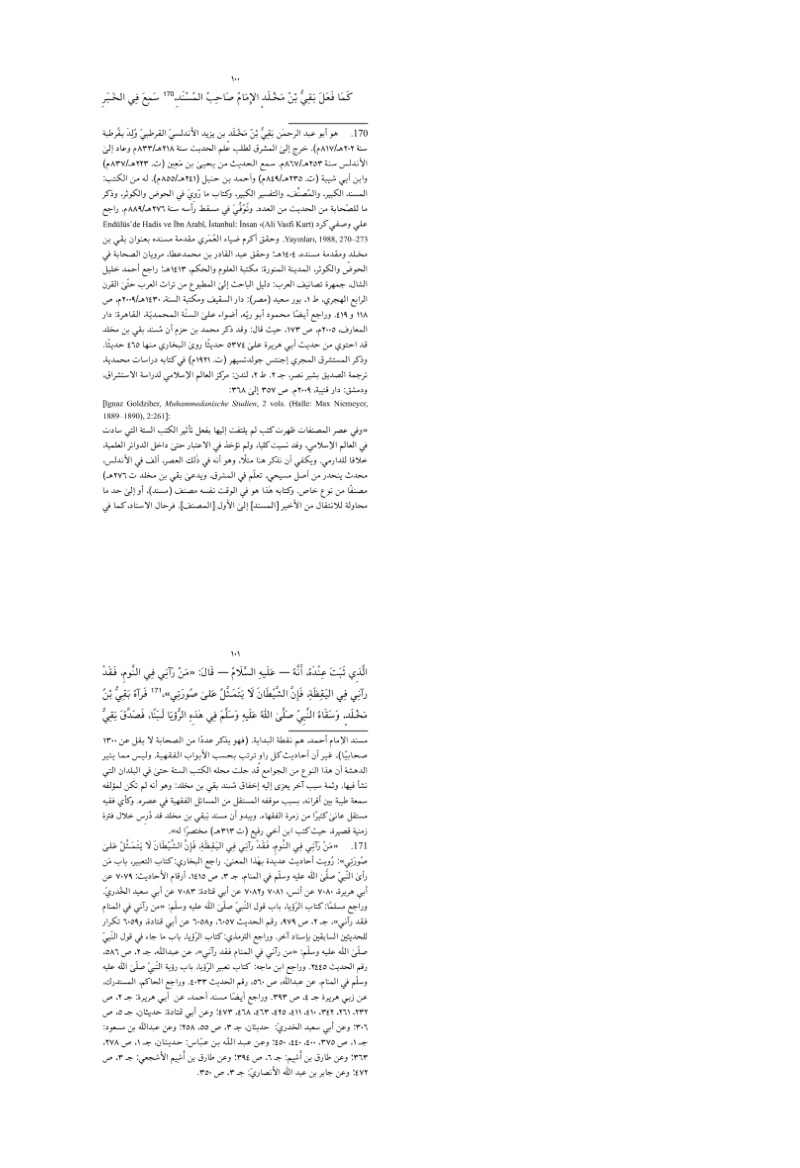
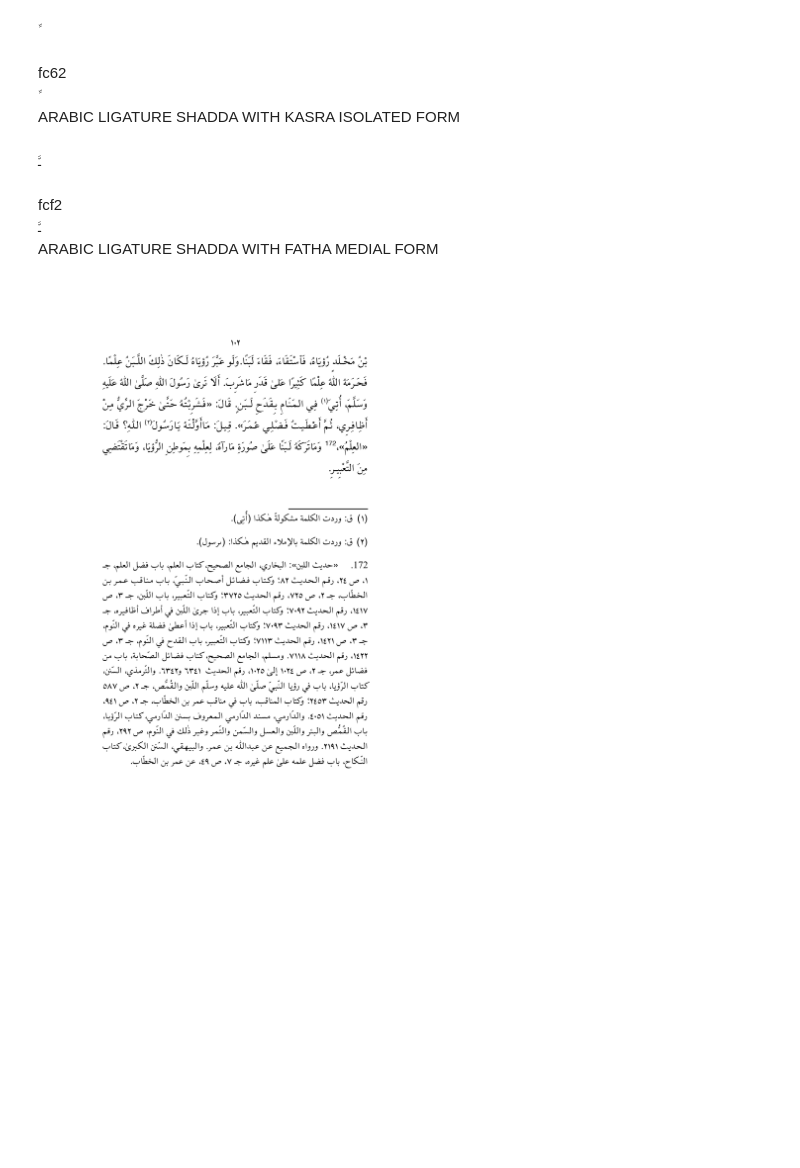
Before and after one commit to among/fusus, a Jupyter notebook: source/getTextPage.ipynb, the cells around one changed output. Cells and saved outputs as stored; diff of their text form; code cells hidden in the pictures; blank space fills up the shorter version.

```diff
--- a/source/getTextPage.ipynb
+++ b/source/getTextPage.ipynb
@@ -23,6 +15,19 @@ showString("\ufedf\u064e\u0651")
+# %%
+Lw.showString("\ufc62")
+Lw.showString("\ufcf2")
+# %% [output]
+ﱢ
+fc62
+ﱢ
+ARABIC LIGATURE SHADDA WITH KASRA ISOLATED FORM
+ﳲ
+fcf2
+ﳲ
+ARABIC LIGATURE SHADDA WITH FATHA MEDIAL FORM
+# %%
+testPages = "102"
 # %%
-Lw.drawPages("100-101")
+Lw.drawPages(testPages)
 # %% [output]
-[figure, old version]
+[figure, new version]
-[figure, removed]
 # %%
```
Also changed, not shown: parts of 12 cells of this notebook, 1 other file.
